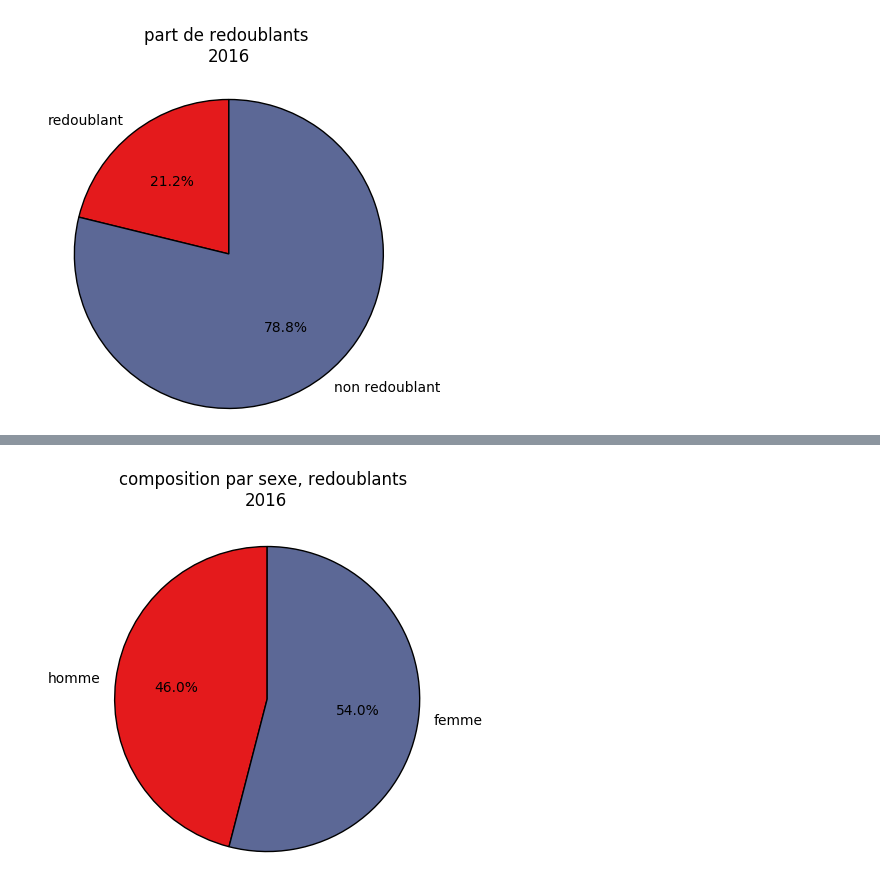
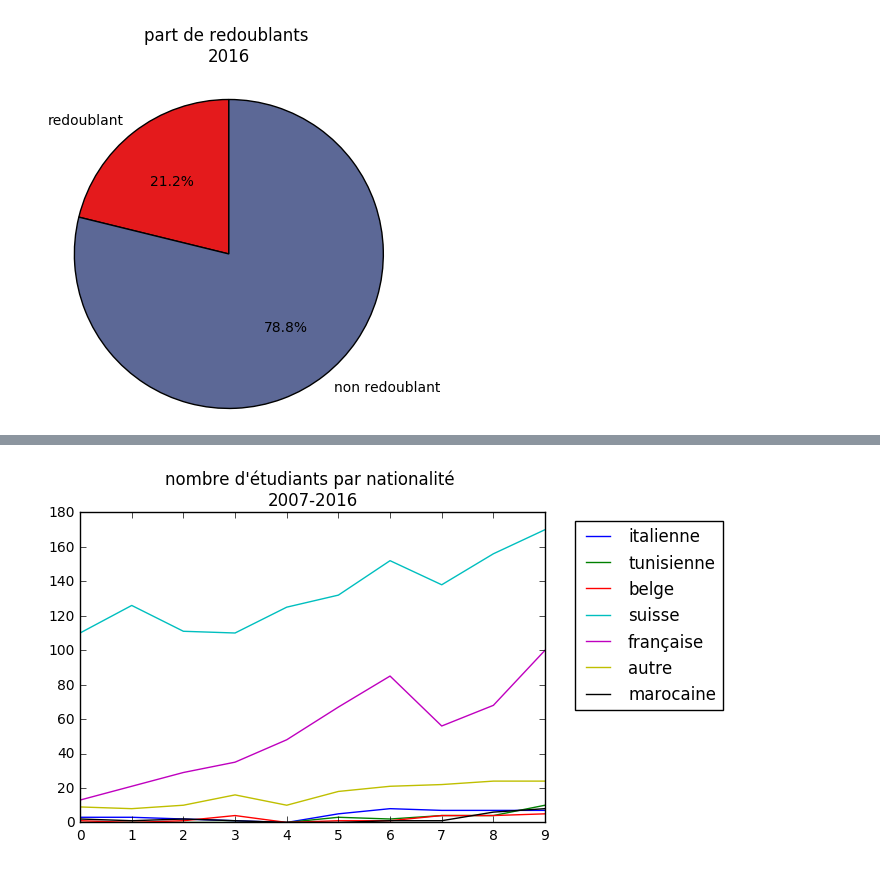
Before and after one commit to ilyaskurikhin/coachsort, a Jupyter notebook: stats.ipynb, the cells around one changed output, grey strips where cells are left out. Saved outputs shown, nothing was run; the diff lists cells and outputs as text; code cells hidden in the pictures.

```diff
--- a/stats.ipynb
+++ b/stats.ipynb
@@ -27,4 +26,4 @@ stats.plot_sex(students_2015,"composition par sexe \n2015")
-# %%
-stats.plot_sex(repeating,"composition par sexe, redoublants \n2016")
-# %% [output]
-[figure, removed]
+# %%
+stats.plot_nationalities_by_year(classes,"nombre d'étudiants par nationalité \n2007-2016")
+# %% [output]
+[figure, added]
```
Also changed, not shown: parts of 6 cells of this notebook, 1 other file.
